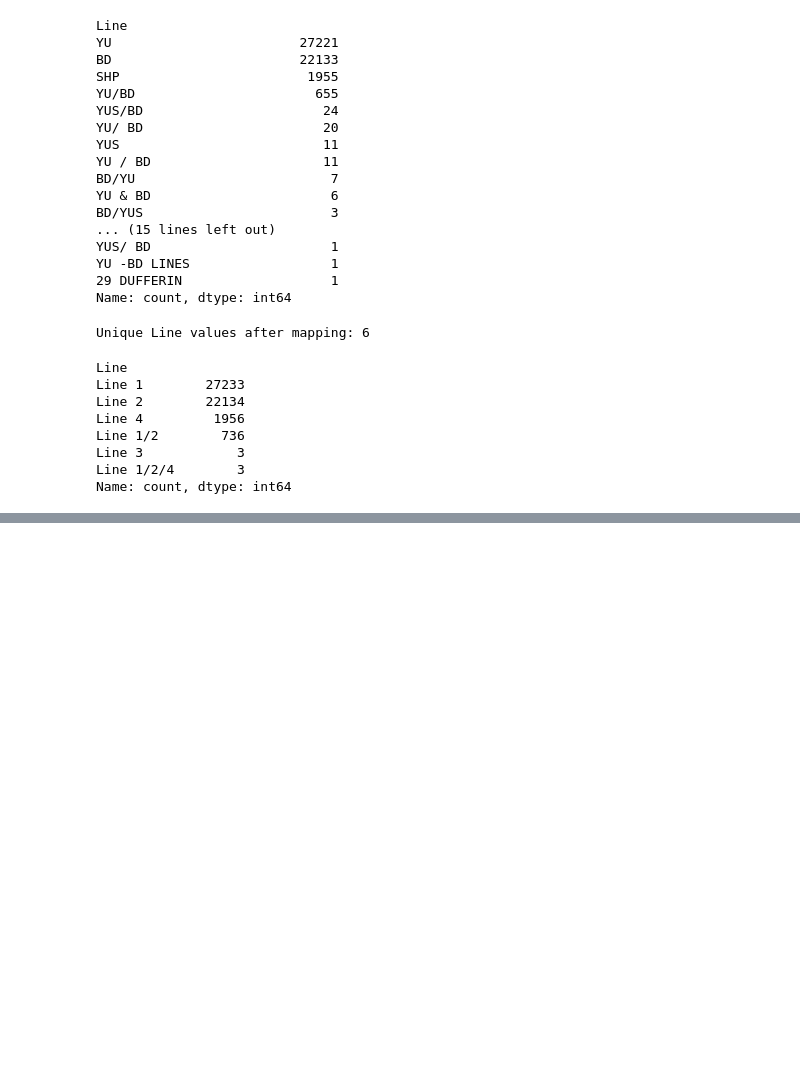
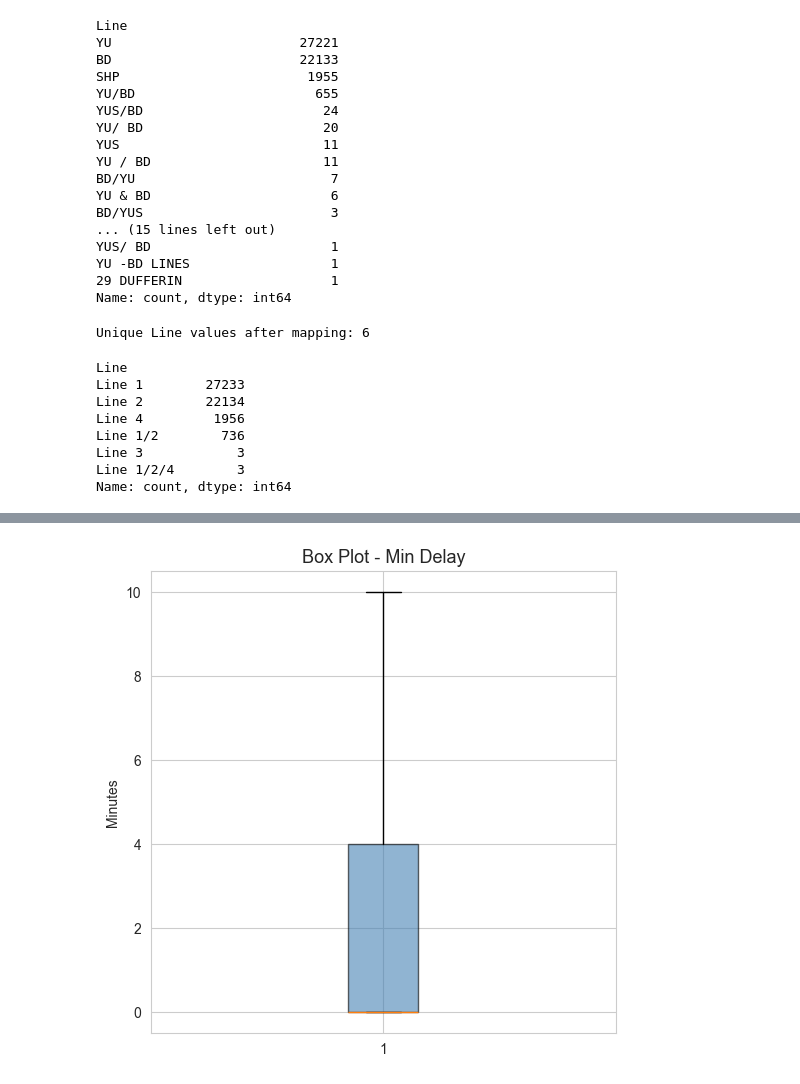
Before and after one commit to umniyah456/ttc-project, a Jupyter notebook: ttc-eda.ipynb, the cells around one changed output, grey strips where cells are left out. Drawn from its saved outputs; the diff is of its cells as text; code cells hidden in the pictures; blank space fills up the shorter version.

```diff
--- a/ttc-eda.ipynb
+++ b/ttc-eda.ipynb
@@ -149,0 +229,10 @@ df.head()
+# %%
+plt.figure(figsize=(6,6))
+plt.boxplot(df["min_delay_capped"],
+            vert=True, patch_artist=True,
+            boxprops=dict(facecolor='steelblue', alpha=0.6))
+plt.title("Box Plot - Min Delay", fontsize=13)
+plt.ylabel("Minutes")
+plt.show()
+# %% [output]
+[figure, added]
```
Also changed, not shown: parts of 50 cells of this notebook, 1 other file.
